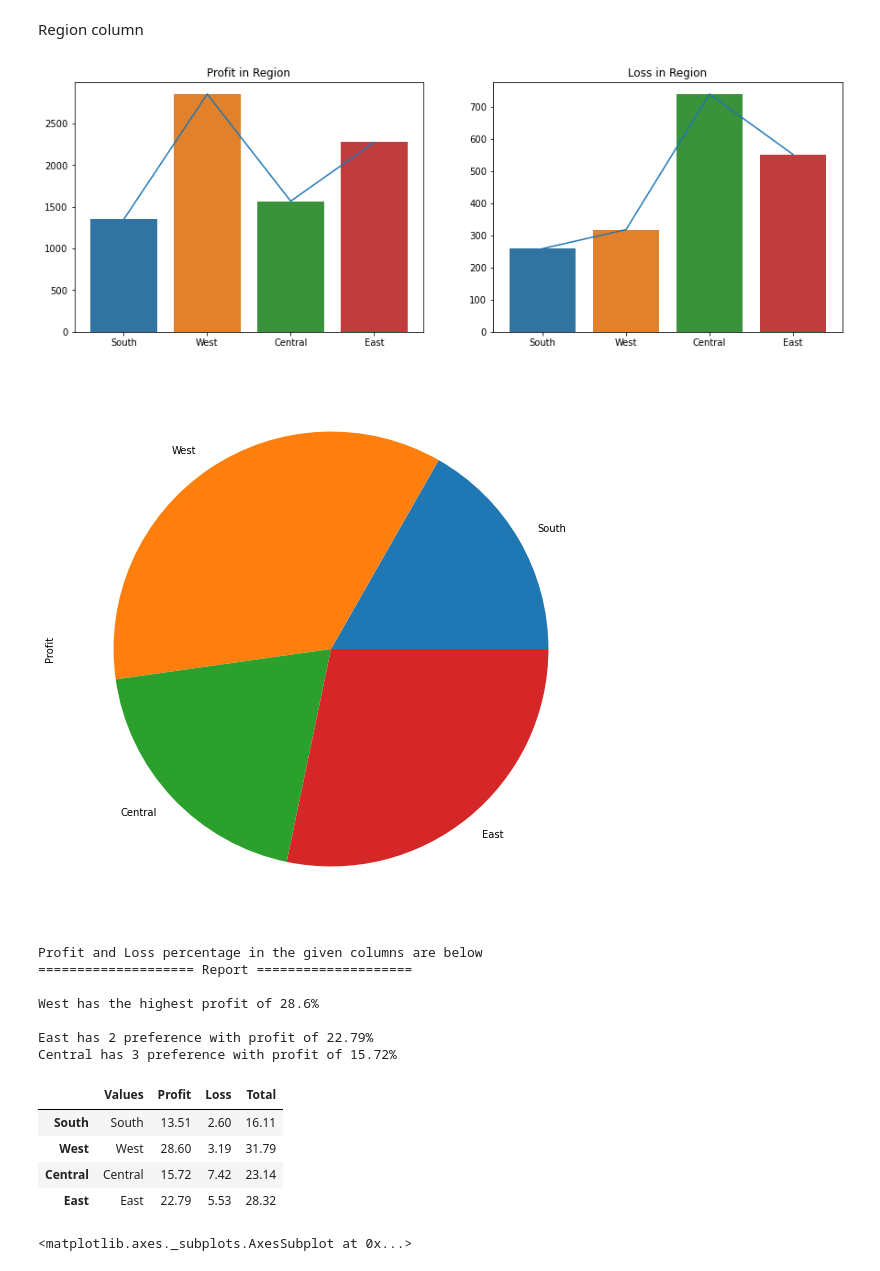
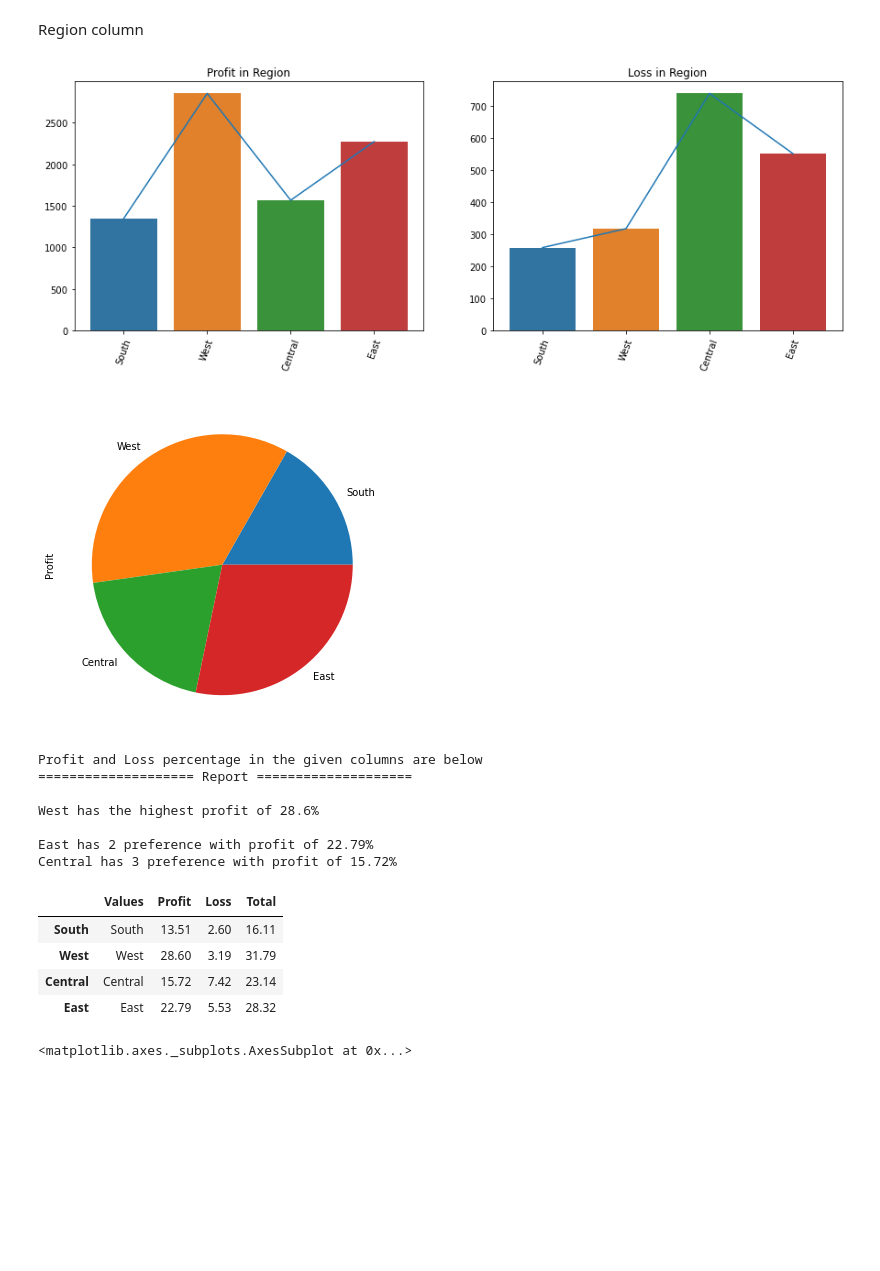
Before and after one commit to Nithishkumar13/Intern-at-Sparks_foundation, a Jupyter notebook: Task - 3/super store data analysis.ipynb, the cells around one changed output. Saved outputs shown, nothing was run; the diff lists cells and outputs as text; code cells hidden in the pictures; blank space fills up the shorter version.

```diff
--- a/Task - 3/super store data analysis.ipynb
+++ b/Task - 3/super store data analysis.ipynb
@@ -237,7 +237,7 @@ def report(d,uniq):
 
 
 ## Detialed report column
-def show_detial(col,dataframe,t,plot = None,top = None):
+def show_detial(col,dataframe,t,size,plot = None,top = None):
     fig = plt.figure(figsize = t)
     A = ['Profit','Loss']
     P = len(dataframe)
@@ -254,6 +254,7 @@ def show_detial(col,dataframe,t,plot = None,top = None):
             count+=[counting(dataframe[dataframe['status']==stat][col].values,uniq)]
         d[stat] = count
         sns.barplot(u,count)
+        plt.xticks(rotation=70)
         plt.title(stat+" in "+col)
         if plot == True:
             plt.plot(count)
@@ -267,7 +268,7 @@ def show_detial(col,dataframe,t,plot = None,top = None):
         d[stat] = percent
     new_data = pd.DataFrame(d)
     new_data['Total'] = new_data['Profit']+new_data['Loss']
-    plot_pie(new_data,'Profit',u,(t[0]-5,t[1]+5))
+    plot_pie(new_data,'Profit',u,(t[0]-size,t[1]+size))
     print("Profit and Loss percentage in the given columns are below")
     print("="*20,"Report","="*20)
     report(new_data,u.tolist())
@@ -275,10 +276,10 @@ def show_detial(col,dataframe,t,plot = None,top = None):
 # %% [markdown]
 Region column
 # %%
-show_detial('Region',data,(15,5),plot = True)
+show_detial('Region',data,(15,5),1,plot = True)
 # %% [output]
-[figure, old version]
+[figure, new version]
-[figure, old version]
+[figure, new version]
 Profit and Loss percentage in the given columns are below
 ==================== Report ====================
 
```
Also changed, not shown: parts of 9 cells of this notebook.
